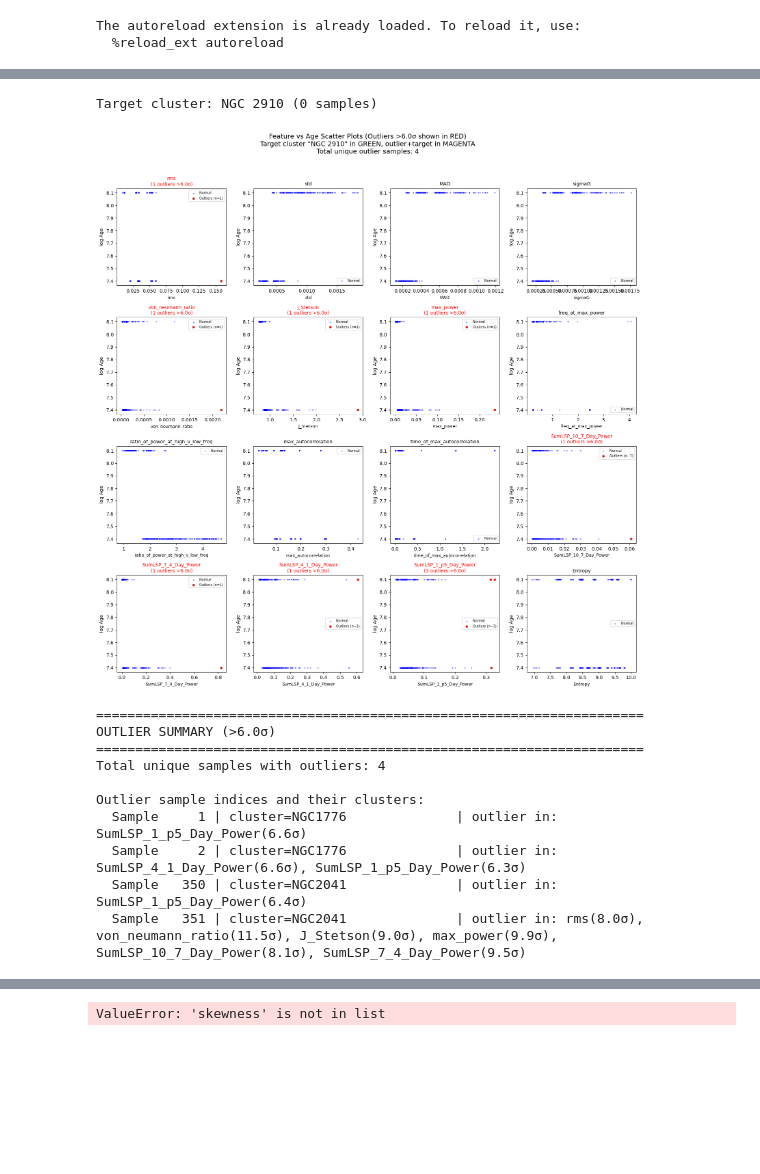
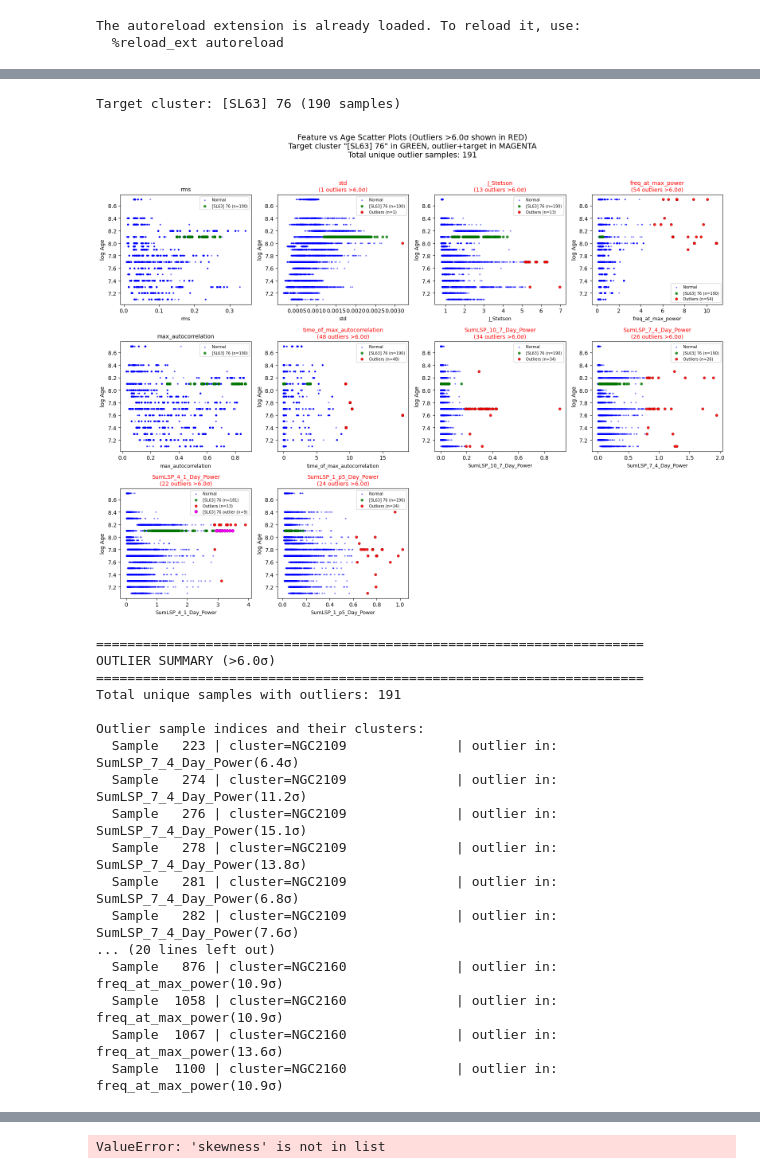
Before and after one commit to tobin-wainer/TESS_Cluster_Age_ML, a Jupyter notebook: GaussianNN_CGW/Model_Pipeline/0_5_EvaluateDataset.ipynb, the cells around one changed output, grey strips where cells are left out. Cells and saved outputs as stored; diff of their text form; code cells hidden in the pictures; blank space fills up the shorter version.

```diff
--- a/GaussianNN_CGW/Model_Pipeline/0_5_EvaluateDataset.ipynb
+++ b/GaussianNN_CGW/Model_Pipeline/0_5_EvaluateDataset.ipynb
@@ -63,7 +63,7 @@ The autoreload extension is already loaded. To reload it, use:
 from pipeline_config import config, project_dir_path, temp_files_path
 
 # Dataset configuration
-dataset_name = 'traintest_data6.pkl'
+dataset_name = 'traintest_data7.pkl'
 
 
 import torch
@@ -333,6 +333,11 @@ Z_THRESHOLD = 6.0  # z-score threshold for outliers
 #target_cluster_name = 'NGC2003'
 # target_cluster_name = '[SL63] 502'
 #target_cluster_name = 'NGC 2910'
+
+
+target_cluster_name = 'NGC2105'
+target_cluster_name = 'NGC2109'
+target_cluster_name = '[SL63] 76'
 
 # Convert to numpy for plotting
 X_np = X_train.detach().cpu().numpy()
@@ -447,45 +452,52 @@ else:
              f'Total unique outlier samples: {len(all_outlier_indices)}')
 
 plt.suptitle(title, fontsize=14, y=1.02)
 plt.tight_layout()
 plt.show()
 
 # Print summary of outlier samples
 print(f'\n{"="*70}')
 print(f'OUTLIER SUMMARY (>{Z_THRESHOLD}σ)')
 print(f'{"="*70}')
 print(f'Total unique samples with outliers: {len(all_outlier_indices)}')
 
 if len(all_outlier_indices) > 0:
     print(f'\nOutlier sample indices and their clusters:')
     for idx in sorted(all_outlier_indices)[:30]:  # Show first 30
         # Find which features this sample is an outlier in
         outlier_features = []
         for i, col in enumerate(feature_cols):
             val = X_np[idx, i]
             mean = X_np[:, i].mean()
             std = X_np[:, i].std()
             if std > 0:
                 z = abs((val - mean) / std)
                 if z > Z_THRESHOLD:
                     outlier_features.append(f'{col}({z:.1f}σ)')
 
         # Mark if this is a target cluster sample
         target_marker = ' ★' if (target_cluster_mask is not None and target_cluster_mask[idx]) else ''
         print(f'  Sample {idx:>5d} | cluster={train_cluster_names[idx]:20s}{target_marker} | outlier in: {", ".join(outlier_features)}')
 # %% [output]
-Target cluster: NGC 2910 (0 samples)
+Target cluster: [SL63] 76 (190 samples)
-[figure, old version]
+[figure, new version]
 ======================================================================
 OUTLIER SUMMARY (>6.0σ)
 ======================================================================
-Total unique samples with outliers: 4
+Total unique samples with outliers: 191
 
 Outlier sample indices and their clusters:
-  Sample     1 | cluster=NGC1776              | outlier in: SumLSP_1_p5_Day_Power(6.6σ)
-  Sample     2 | cluster=NGC1776              | outlier in: SumLSP_4_1_Day_Power(6.6σ), SumLSP_1_p5_Day_Power(6.3σ)
-  Sample   350 | cluster=NGC2041              | outlier in: SumLSP_1_p5_Day_Power(6.4σ)
-  Sample   351 | cluster=NGC2041              | outlier in: rms(8.0σ), von_neumann_ratio(11.5σ), J_Stetson(9.0σ), max_power(9.9σ), SumLSP_10_7_Day_Power(8.1σ), SumLSP_7_4_Day_Power(9.5σ)
+  Sample   223 | cluster=NGC2109              | outlier in: SumLSP_7_4_Day_Power(6.4σ)
+  Sample   274 | cluster=NGC2109              | outlier in: SumLSP_7_4_Day_Power(11.2σ)
+  Sample   276 | cluster=NGC2109              | outlier in: SumLSP_7_4_Day_Power(15.1σ)
+  Sample   278 | cluster=NGC2109              | outlier in: SumLSP_7_4_Day_Power(13.8σ)
+  Sample   281 | cluster=NGC2109              | outlier in: SumLSP_7_4_Day_Power(6.8σ)
+  Sample   282 | cluster=NGC2109              | outlier in: SumLSP_7_4_Day_Power(7.6σ)
+... (20 lines left out)
+  Sample   876 | cluster=NGC2160              | outlier in: freq_at_max_power(10.9σ)
+  Sample  1058 | cluster=NGC2160              | outlier in: freq_at_max_power(10.9σ)
+  Sample  1067 | cluster=NGC2160              | outlier in: freq_at_max_power(13.6σ)
+  Sample  1100 | cluster=NGC2160              | outlier in: freq_at_max_power(10.9σ)
 # %%
 # ==============================================================================
 # PLOT PERIODOGRAM OF OUTLIERS
```
Also changed, not shown: parts of 5 cells of this notebook, 1 other file.
